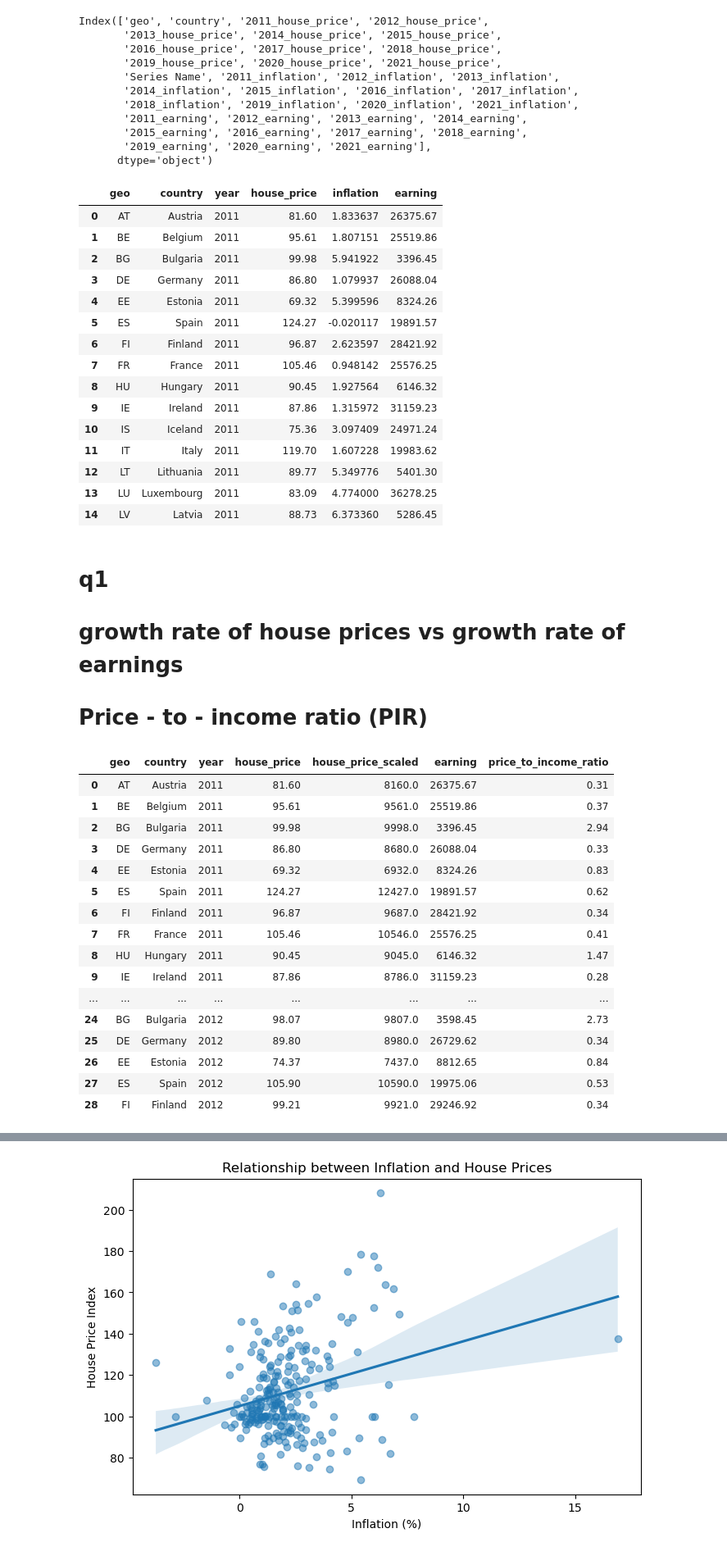
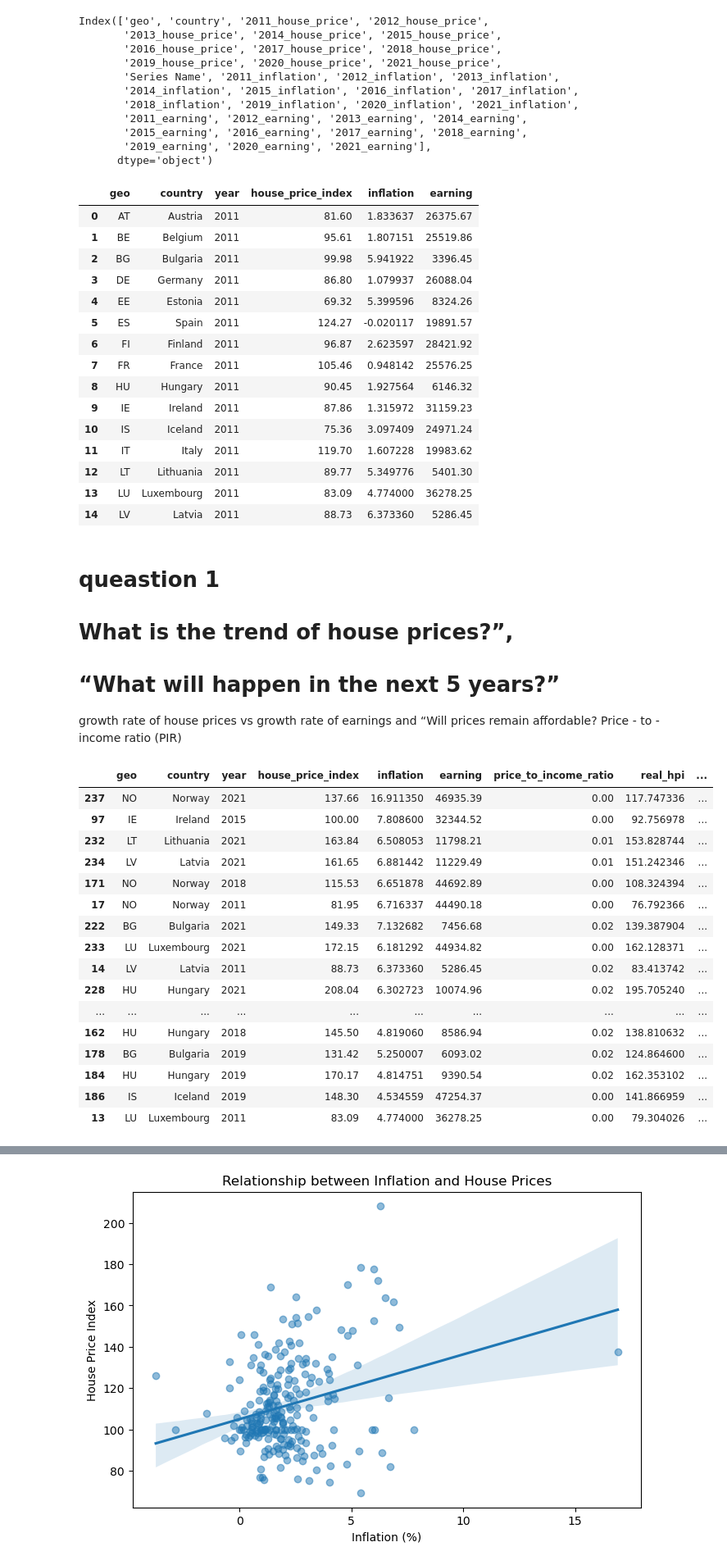
Before and after one commit to tihitnag/inflation-house-price-for-eu-, a Jupyter notebook: house_price.ipynb, the cells around one changed output, grey strips where cells are left out. Shown at 82% size. Cells and saved outputs as stored; diff of their text form; code cells hidden in the pictures.

```diff
--- a/house_price.ipynb
+++ b/house_price.ipynb
@@ -23,7 +23,7 @@ Requirement already satisfied: pytz>=2020.1 in c:\programdata\anaconda3\lib\site
 Requirement already satisfied: tzdata>=2022.7 in c:\programdata\anaconda3\lib\site-packages (from pandas>=1.2->seaborn) (2023.3)
 Requirement already satisfied: six>=1.5 in c:\programdata\anaconda3\lib\site-packages (from python-dateutil>=2.7->matplotlib!=3.6.1,>=3.4->seaborn) (1.16.0)
 # %%
-data1=pd.read_csv('new_house_price.csv', encoding='utf-8')
+data1=pd.read_csv('new_house price.csv', encoding='utf-8')
 new_df=pd.DataFrame()
 
 data1.head()
@@ -35,9 +35,9 @@ data1.head()
 | 3 | CY | Cyprus | 97.06 | 108.57 | 121.32 | 128.17 | 119.76 | 112.90 | 111.09 | 107.70 | 103.29 | ... |
 | 4 | CZ | Czech | NaN | NaN | NaN | 100.80 | 96.90 | 95.20 | 95.30 | 93.90 | 93.90 | ... |
 # %%
+data1.rename(columns={'Unnamed: 1': 'country'}, inplace=True)
 
-# Check if it loaded correctly
-print("Shape:", data1.shape)
 print("Columns:", data1.columns.tolist())
+
 print(data1.head())
 # %% [output]
@@ -216,9 +217,10 @@ df['earning'] = df['earning'].replace({',': ''}, regex=True).astype(float)
 
 # Merge them together
 df_long = house_price.merge(inflation, on=['geo','country','year']).merge(earning, on=['geo','country','year'])
+df_long.rename(columns={"house_price":"house_price_index"},inplace=True)
 df_long.head(15)
 # %% [output]
-|  | geo | country | year | house_price | inflation | earning |
+|  | geo | country | year | house_price_index | inflation | earning |
 | 0 | AT | Austria | 2011 | 81.60 | 1.833637 | 26375.67 |
 | 1 | BE | Belgium | 2011 | 95.61 | 1.807151 | 25519.86 |
 | 2 | BG | Bulgaria | 2011 | 99.98 | 5.941922 | 3396.45 |
@@ -235,34 +237,35 @@ df_long.head(15)
 | 13 | LU | Luxembourg | 2011 | 83.09 | 4.774000 | 36278.25 |
 | 14 | LV | Latvia | 2011 | 88.73 | 6.373360 | 5286.45 |
 # %% [markdown]
-# q1
-# growth rate of house prices vs growth rate of earnings
-# Price - to - income ratio (PIR)
+# queastion 1
+# What is the trend of house prices?”,
+
+# “What will happen in the next 5 years?”
+growth rate of house prices vs growth rate of earnings and  “Will prices remain affordable? Price - to - income ratio (PIR)
 # %%
-# Adjust house prices to their actual scale (if in hundreds)
-df_long['house_price_scaled'] = df_long['house_price'] * 100
 
 # Calculate the price-to-income ratio
-df_long['price_to_income_ratio'] = (df_long['house_price_scaled'] / df_long['earning']).round(2)
-
+df_long['price_to_income_ratio'] = (df_long['house_price_index'] / df_long['earning']).round(2)
+df_long['real_hpi']=df_long['house_price_index']/(1 + df_long['inflation']/100)
+df_long['price_to_real_income_ratio'] = (df_long['house_price_index'] / df_long['real_hpi']).round(2)
 # Display the first few rows to verify
-df_long[['geo', 'country', 'year', 'house_price', 'house_price_scaled', 'earning', 'price_to_income_ratio']].head(29)
+df_long[['geo', 'country', 'year', 'house_price_index','earning','price_to_real_income_ratio','price_to_income_ratio']].head(29)
 # %% [output]
-|  | geo | country | year | house_price | house_price_scaled | earning | price_to_income_ratio |
-| 0 | AT | Austria | 2011 | 81.60 | 8160.0 | 26375.67 | 0.31 |
-| 1 | BE | Belgium | 2011 | 95.61 | 9561.0 | 25519.86 | 0.37 |
-| 2 | BG | Bulgaria | 2011 | 99.98 | 9998.0 | 3396.45 | 2.94 |
-| 3 | DE | Germany | 2011 | 86.80 | 8680.0 | 26088.04 | 0.33 |
-| 4 | EE | Estonia | 2011 | 69.32 | 6932.0 | 8324.26 | 0.83 |
-| 5 | ES | Spain | 2011 | 124.27 | 12427.0 | 19891.57 | 0.62 |
-| 6 | FI | Finland | 2011 | 96.87 | 9687.0 | 28421.92 | 0.34 |
-| 7 | FR | France | 2011 | 105.46 | 10546.0 | 25576.25 | 0.41 |
-| 8 | HU | Hungary | 2011 | 90.45 | 9045.0 | 6146.32 | 1.47 |
-| 9 | IE | Ireland | 2011 | 87.86 | 8786.0 | 31159.23 | 0.28 |
-| ... | ... | ... | ... | ... | ... | ... | ... |
-| 24 | BG | Bulgaria | 2012 | 98.07 | 9807.0 | 3598.45 | 2.73 |
-| 25 | DE | Germany | 2012 | 89.80 | 8980.0 | 26729.62 | 0.34 |
-| 26 | EE | Estonia | 2012 | 74.37 | 7437.0 | 8812.65 | 0.84 |
-| 27 | ES | Spain | 2012 | 105.90 | 10590.0 | 19975.06 | 0.53 |
-| 28 | FI | Finland | 2012 | 99.21 | 9921.0 | 29246.92 | 0.34 |
+|  | geo | country | year | house_price_index | inflation | earning | price_to_income_ratio | real_hpi | ... |
+| 237 | NO | Norway | 2021 | 137.66 | 16.911350 | 46935.39 | 0.00 | 117.747336 | ... |
+| 97 | IE | Ireland | 2015 | 100.00 | 7.808600 | 32344.52 | 0.00 | 92.756978 | ... |
+| 232 | LT | Lithuania | 2021 | 163.84 | 6.508053 | 11798.21 | 0.01 | 153.828744 | ... |
+| 234 | LV | Latvia | 2021 | 161.65 | 6.881442 | 11229.49 | 0.01 | 151.242346 | ... |
+| 171 | NO | Norway | 2018 | 115.53 | 6.651878 | 44692.89 | 0.00 | 108.324394 | ... |
+| 17 | NO | Norway | 2011 | 81.95 | 6.716337 | 44490.18 | 0.00 | 76.792366 | ... |
+| 222 | BG | Bulgaria | 2021 | 149.33 | 7.132682 | 7456.68 | 0.02 | 139.387904 | ... |
+| 233 | LU | Luxembourg | 2021 | 172.15 | 6.181292 | 44934.82 | 0.00 | 162.128371 | ... |
+| 14 | LV | Latvia | 2011 | 88.73 | 6.373360 | 5286.45 | 0.02 | 83.413742 | ... |
+| 228 | HU | Hungary | 2021 | 208.04 | 6.302723 | 10074.96 | 0.02 | 195.705240 | ... |
+| ... | ... | ... | ... | ... | ... | ... | ... | ... | ... |
+| 162 | HU | Hungary | 2018 | 145.50 | 4.819060 | 8586.94 | 0.02 | 138.810632 | ... |
+| 178 | BG | Bulgaria | 2019 | 131.42 | 5.250007 | 6093.02 | 0.02 | 124.864600 | ... |
+| 184 | HU | Hungary | 2019 | 170.17 | 4.814751 | 9390.54 | 0.02 | 162.353102 | ... |
+| 186 | IS | Iceland | 2019 | 148.30 | 4.534559 | 47254.37 | 0.00 | 141.866959 | ... |
+| 13 | LU | Luxembourg | 2011 | 83.09 | 4.774000 | 36278.25 | 0.00 | 79.304026 | ... |
 # %%
```
Also changed, not shown: parts of 36 cells of this notebook, 3 other files.
